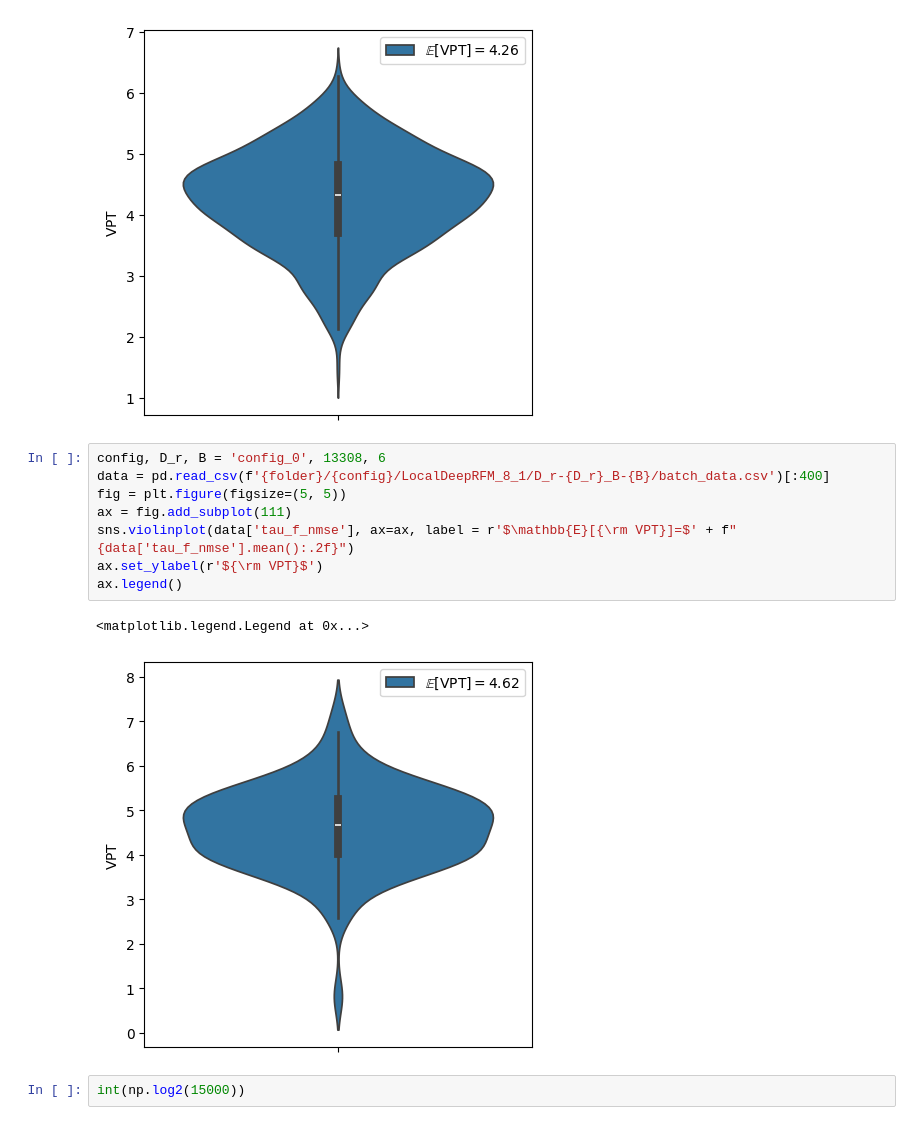
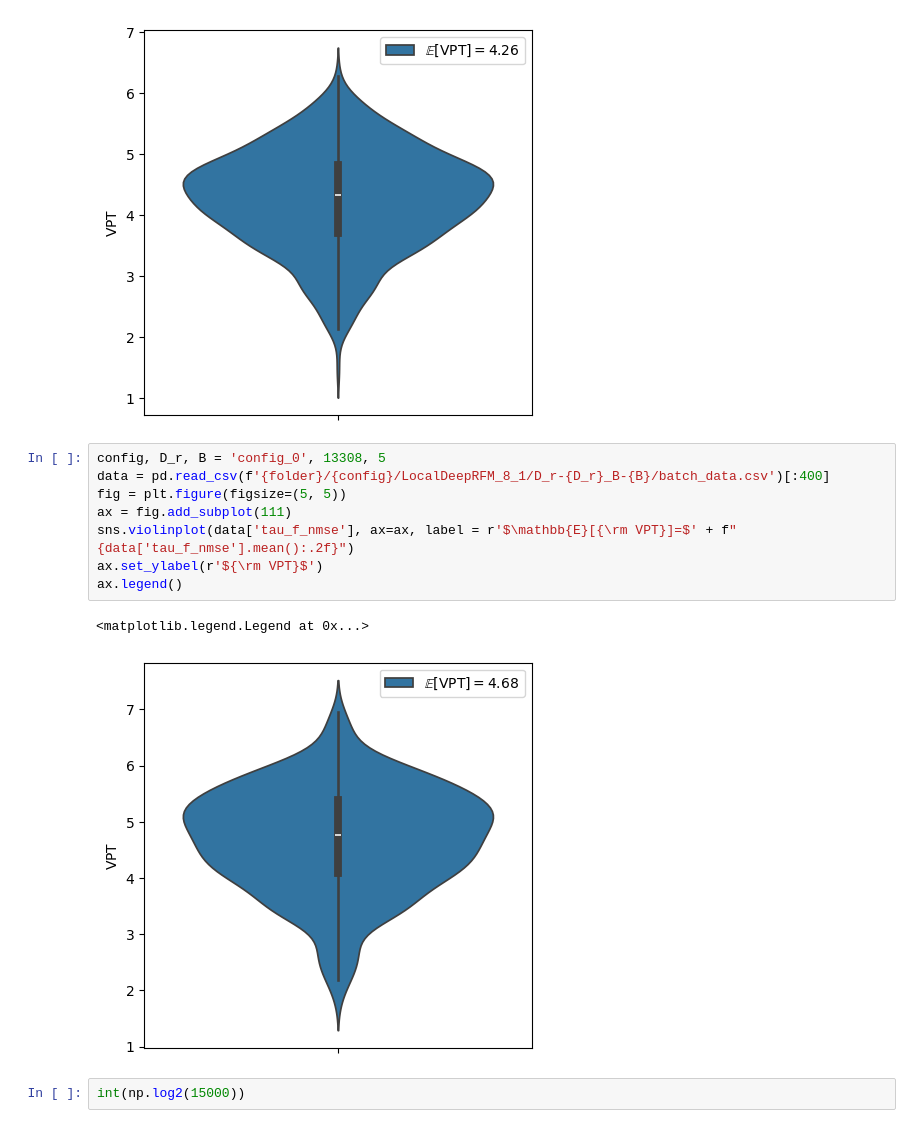
Before and after one commit to pinakm9/DeepRFM, a Jupyter notebook: notebooks/KS-200.ipynb, the cells around one changed output. Saved outputs shown, nothing was run; the diff lists cells and outputs as text.

```diff
--- a/notebooks/KS-200.ipynb
+++ b/notebooks/KS-200.ipynb
@@ -254,16 +254,16 @@ plt.savefig('../data/plots/KS-200-D_r-15000.png', bbox_inches="tight", dpi=1200)
 # %% [output]
 [figure]
 # %%
-config, D_r, B = 'config_0', 13308, 6
+config, D_r, B = 'config_0', 13308, 5
 data = pd.read_csv(f'{folder}/{config}/LocalDeepRFM_8_1/D_r-{D_r}_B-{B}/batch_data.csv')[:400]
 fig = plt.figure(figsize=(5, 5))
 ax = fig.add_subplot(111)
 sns.violinplot(data['tau_f_nmse'], ax=ax, label = r'$\mathbb{E}[{\rm VPT}]=$' + f"{data['tau_f_nmse'].mean():.2f}")
 ax.set_ylabel(r'${\rm VPT}$')
 ax.legend()
 # %% [output]
 <matplotlib.legend.Legend at 0x...>
-[figure, old version]
+[figure, new version]
 # %%
 int(np.log2(15000))
 # %% [output]
```
Also changed, not shown: 7 other files.
